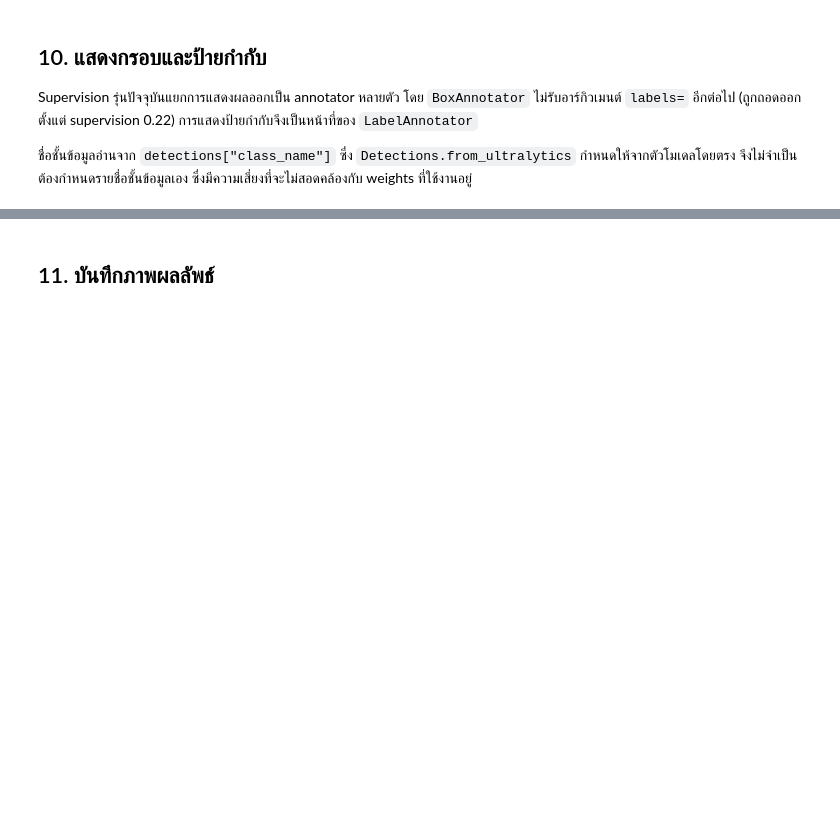
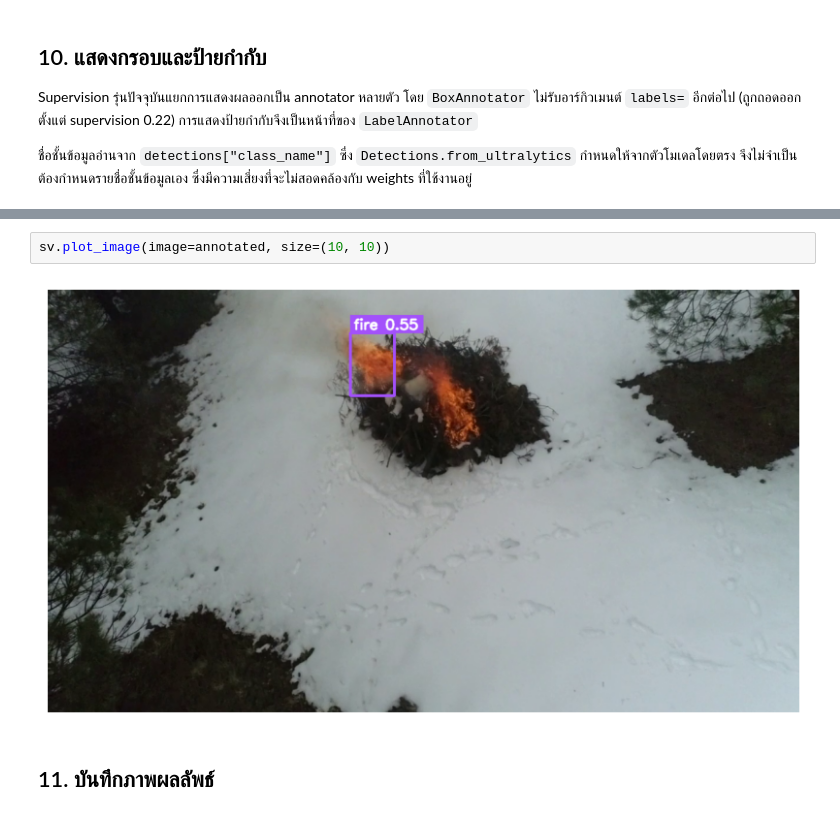
Before and after one commit to jakkzz/Fire-Detection-Drone, a Jupyter notebook: th/drone_fire_detection_yolo26.ipynb, the cells around one changed output, grey strips where cells are left out. Drawn from its saved outputs; the diff is of its cells as text; blank space fills up the shorter version.

```diff
--- a/th/drone_fire_detection_yolo26.ipynb
+++ b/th/drone_fire_detection_yolo26.ipynb
@@ -287,3 +450,7 @@ sv.plot_image(image=cv2.cvtColor(annotated, cv2.COLOR_BGR2RGB), size=(10, 10))
+# %%
+sv.plot_image(image=annotated, size=(10, 10))
+# %% [output]
+[figure, added]
 # %% [markdown]
 ## 11. บันทึกภาพผลลัพธ์
 # %%
```
Also changed, not shown: parts of 21 cells of this notebook.
